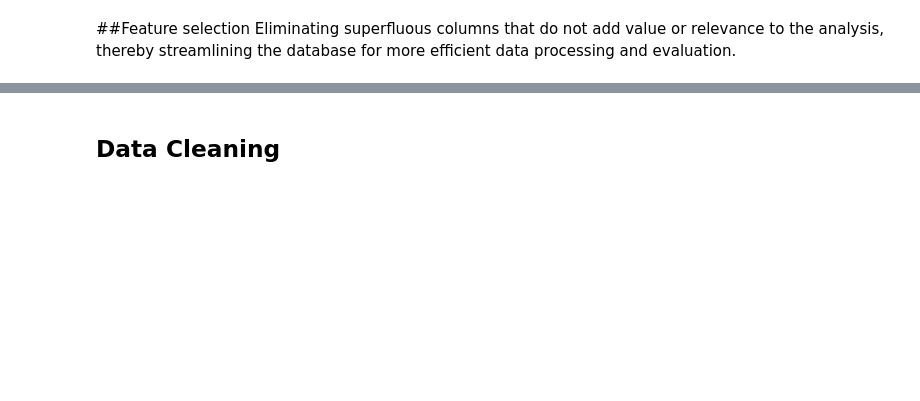
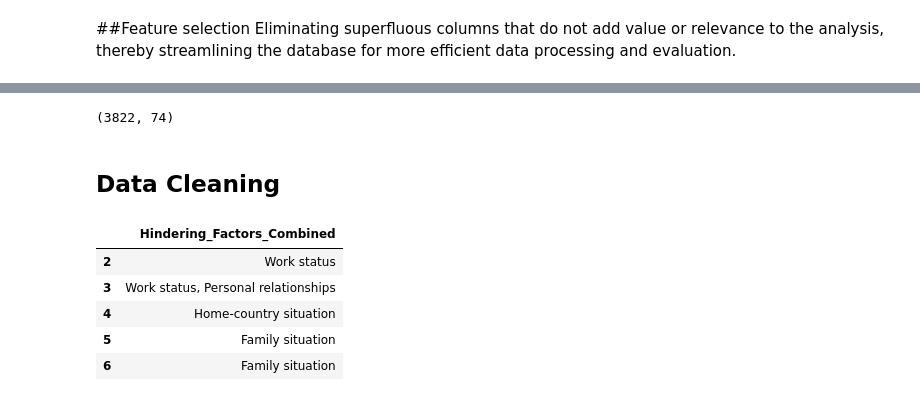
Before and after one commit to mukanzi/Google-colab-Notebooks, a Jupyter notebook: Alumni_Survey_cleaning.ipynb, the cells around one changed output, grey strips where cells are left out. Drawn from its saved outputs; the diff is of its cells as text; code cells hidden in the pictures; blank space fills up the shorter version.

```diff
--- a/Alumni_Survey_cleaning.ipynb
+++ b/Alumni_Survey_cleaning.ipynb
@@ -261,7 +262,9 @@ Index(['Respondent ID', 'Collector ID', 'Start Date', 'End Date', 'IP Address',
 ##Feature selection
 Eliminating superfluous columns that do not add value or relevance to the analysis, thereby streamlining the database for more efficient data processing and evaluation.
 # %%
-columns_to_drop = ['Collector ID','IP Address','Email Address','Custom Data 1', 'First Name', 'Last Name', 'Custom Data 1', 'Unnamed: 77', 'Unnamed: 78','Unnamed: 81','Unnamed: 88','Unnamed: 90']
+columns_to_drop = ['Collector ID','IP Address','Email Address','Custom Data 1', 'First Name', 'Last Name', 'Custom Data 1', 'Unnamed: 77', 'Unnamed: 78','Unnamed: 81','Unnamed: 88','Unnamed: 90','Draw Email','Custom Data 1', 'rq_flag',
+       'language', 'Consent', 'Draw Participation', 'Alumni Engagement',
+       'Age Confirmation']
 df.drop(columns_to_drop, axis=1, inplace= True)
 
 df.columns
@@ -286,2 +293,33 @@ Index(['Respondent ID', 'Start Date', 'End Date', 'rq_flag', 'language',
+# %%
+df.dropna(subset=['Weekly_Wellbeing_Score'], inplace=True)
+
+
+df.shape
+# %% [output]
+(3822, 74)
 # %% [markdown]
 ## Data Cleaning
+# %%
+# Specifying the columns to concatenate
+columns_to_concatenate = [
+    'Hindering: Work status',
+    'Hindering: Family situation',
+    'Hindering: Home-country situation',
+    'Hindering: Personal relationships',
+    'Hindering: Recent transition post graduation',
+    'Hindering: School experience'
+]
+
+# Concatenating the specified columns into one, using a comma as the delimiter
+df['Hindering_Factors_Combined'] = df[columns_to_concatenate].apply(
+    lambda x: ', '.join(x.dropna()), axis=1)
+
+# Displaying the first few rows of the new combined column to verify the operation
+df[['Hindering_Factors_Combined']].head()
+# %% [output]
+|  | Hindering_Factors_Combined |
+| 2 | Work status |
+| 3 | Work status, Personal relationships |
+| 4 | Home-country situation |
+| 5 | Family situation |
+| 6 | Family situation |
```
Also changed, not shown: parts of 20 cells of this notebook.
